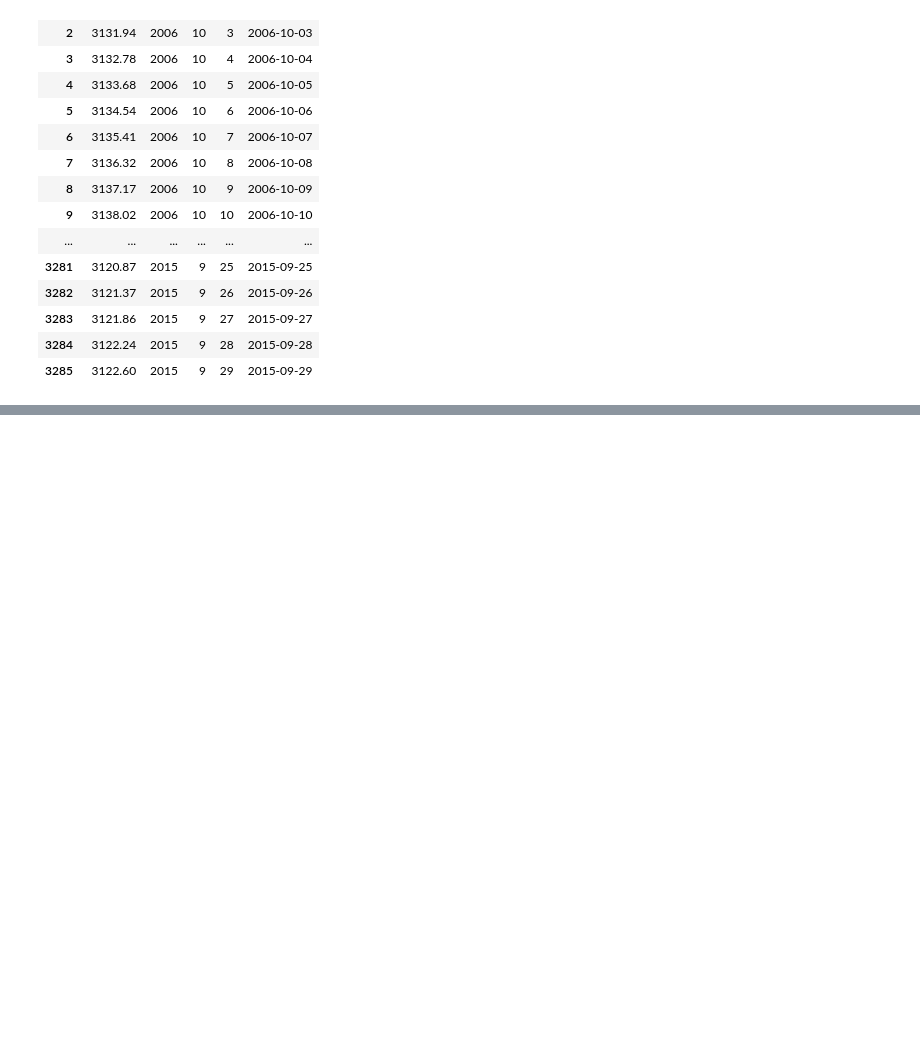
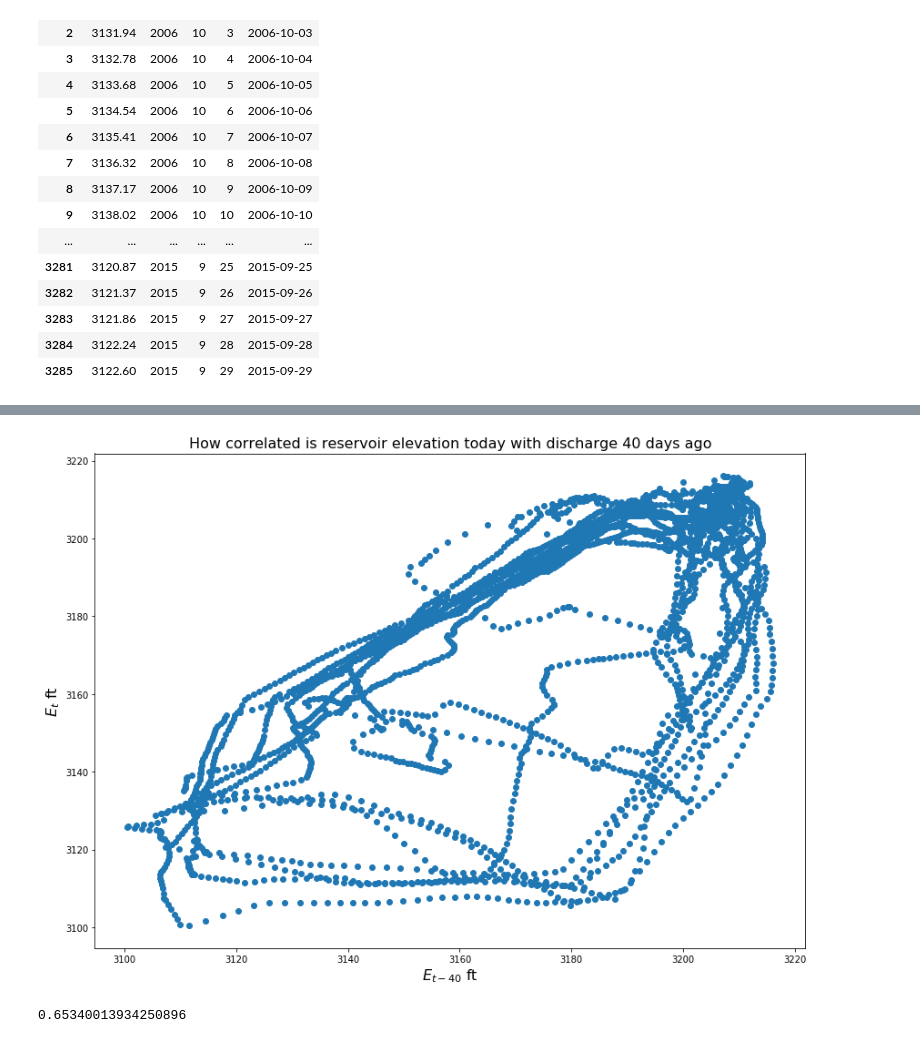
Before and after one commit to lwomeldo/Hydrologic-Modeling, a Jupyter notebook: ArrowrockReservoir.ipynb, the cells around one changed output, grey strips where cells are left out. Saved outputs shown, nothing was run; the diff lists cells and outputs as text; code cells hidden in the pictures; blank space fills up the shorter version.

```diff
--- a/ArrowrockReservoir.ipynb
+++ b/ArrowrockReservoir.ipynb
@@ -83,0 +84,19 @@ plt.show()
+# %%
+
+Et   = E[40:-1]
+Etmk = E[0:-(41)]
+
+# Use Matplotlib to create a scatter plot of these two time series, create a title and label axes
+plt.figure(figsize=(14,10))
+plt.plot(Etmk,Et,'o')
+plt.title('How correlated is reservoir elevation today with discharge 40 days ago',fontsize=16)
+plt.xlabel('$E_{t-40}$ ft',fontsize=16)
+plt.ylabel('$E_t$ ft',fontsize=16)
+plt.show()
+# %% [output]
+[figure, added]
+# %%
+R = np.corrcoef(Etmk,Et)
+R[1,0]
+# %% [output]
+0.65340013934250896
```
Also changed, not shown: parts of 5 cells of this notebook.
